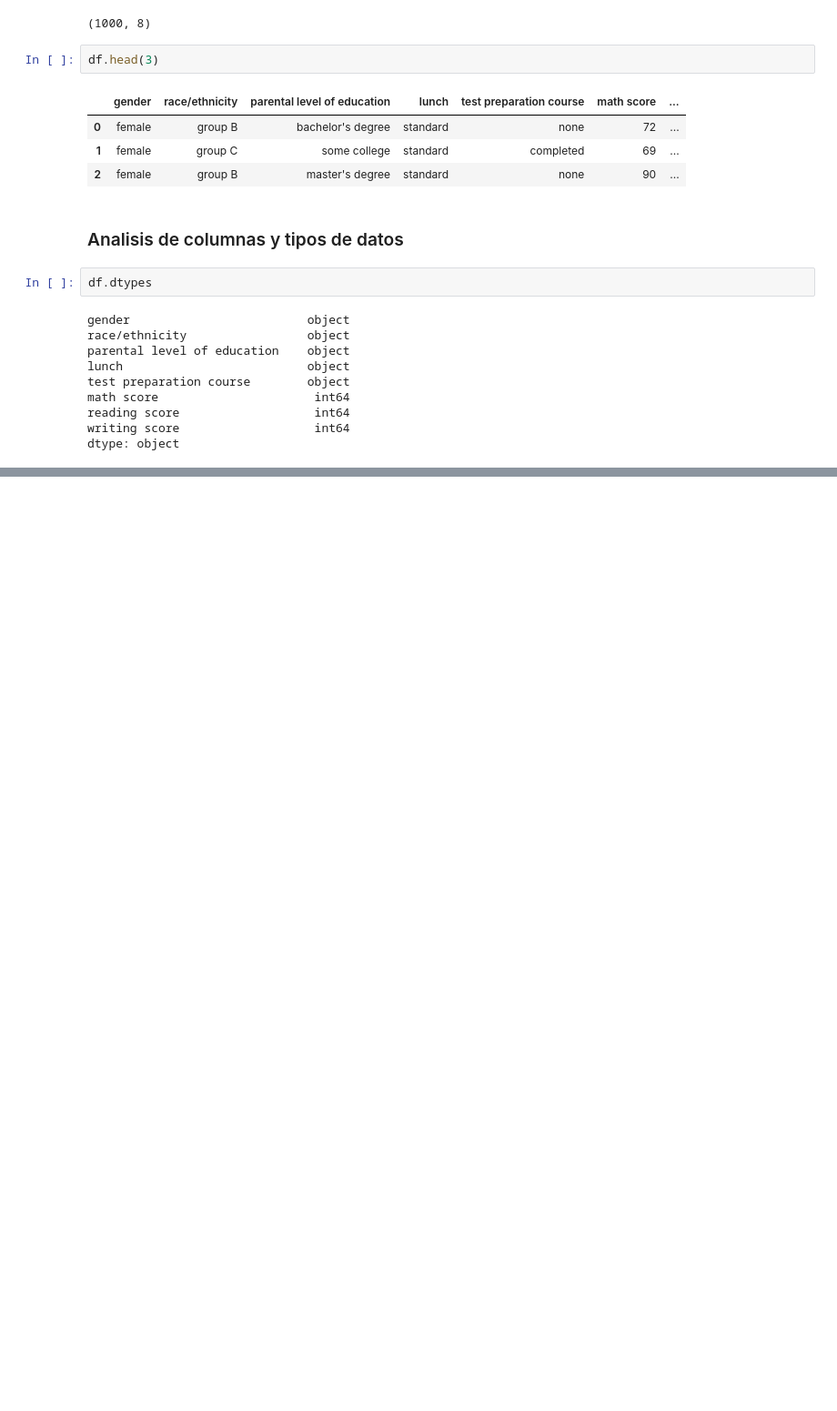
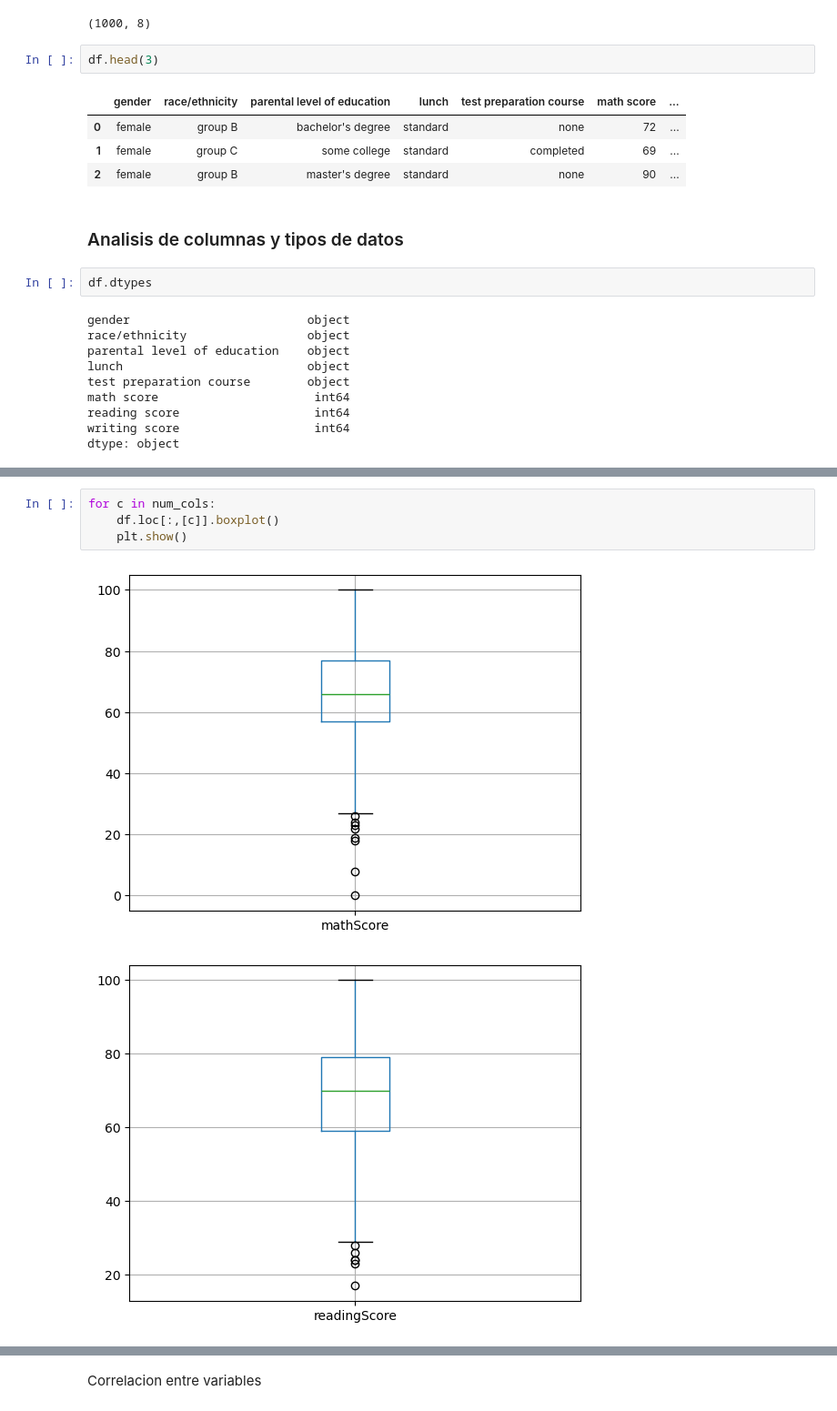
Before and after one commit to jc-vasquez14/ProyectoTeoria, a Jupyter notebook: Proyecto_EDA.ipynb, the cells around one changed output, grey strips where cells are left out. Shown at 91% size. Cells and saved outputs as stored; diff of their text form; blank space fills up the shorter version.

```diff
--- a/Proyecto_EDA.ipynb
+++ b/Proyecto_EDA.ipynb
@@ -45,0 +76,7 @@ df.head(3)
+# %%
+for c in num_cols:
+    df.loc[:,[c]].boxplot()
+    plt.show()
+# %% [output]
+[figure, added]
+[figure, added]
@@ -45,0 +84,2 @@ df.head(3)
+# %% [markdown]
+Correlacion entre variables
```
Also changed, not shown: parts of 60 cells of this notebook.
